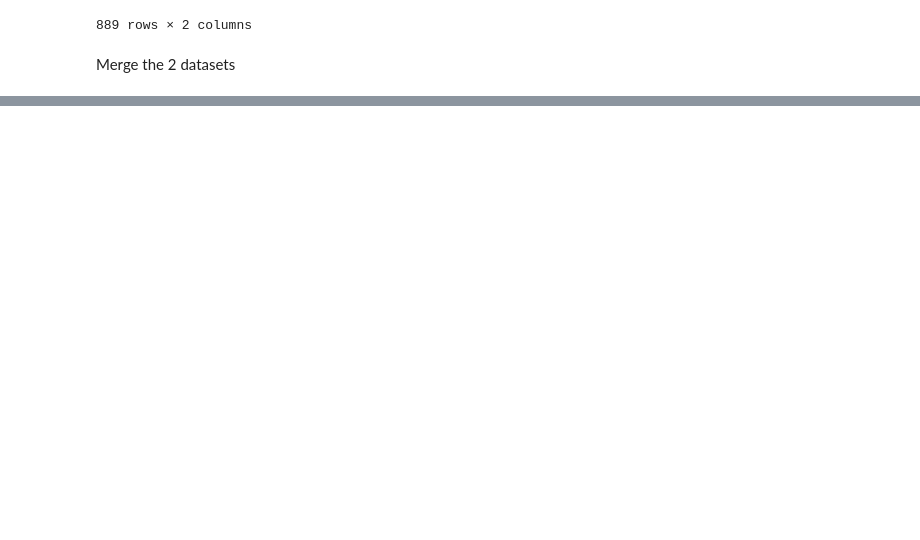
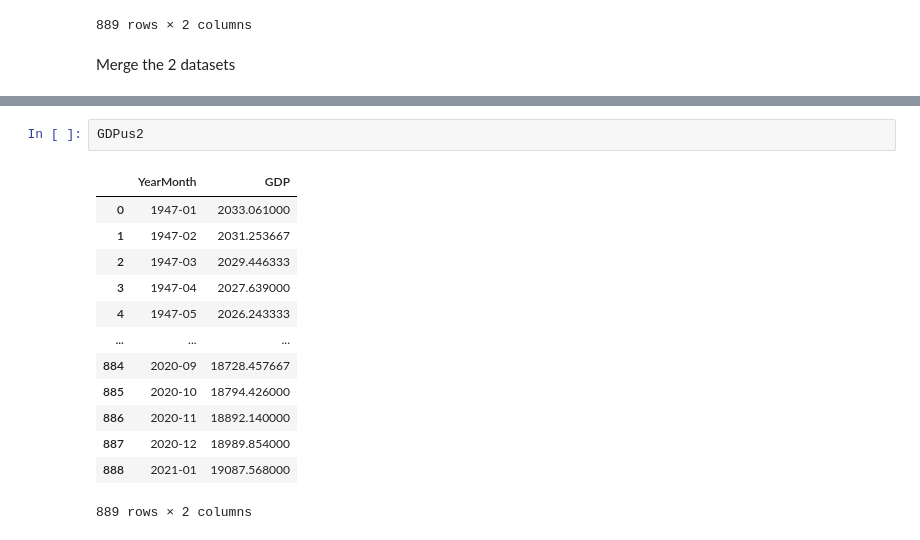
Before and after one commit to rubenkerkhofs/modern-data-analytics, a Jupyter notebook: Geo-Pandas FINALLY.ipynb, the cells around one changed output, grey strips where cells are left out. Cells and saved outputs as stored; diff of their text form; blank space fills up the shorter version.

```diff
--- a/Geo-Pandas FINALLY.ipynb
+++ b/Geo-Pandas FINALLY.ipynb
@@ -212,0 +206,16 @@ ValueError: You are trying to merge on datetime64[ns] and object columns. If you
+# %%
+GDPus2
+# %% [output]
+|  | YearMonth | GDP |
+| 0 | 1947-01 | 2033.061000 |
+| 1 | 1947-02 | 2031.253667 |
+| 2 | 1947-03 | 2029.446333 |
+| 3 | 1947-04 | 2027.639000 |
+| 4 | 1947-05 | 2026.243333 |
+| ... | ... | ... |
+| 884 | 2020-09 | 18728.457667 |
+| 885 | 2020-10 | 18794.426000 |
+| 886 | 2020-11 | 18892.140000 |
+| 887 | 2020-12 | 18989.854000 |
+| 888 | 2021-01 | 19087.568000 |
+889 rows × 2 columns
```
Also changed, not shown: parts of 13 cells of this notebook, 1 other file.
